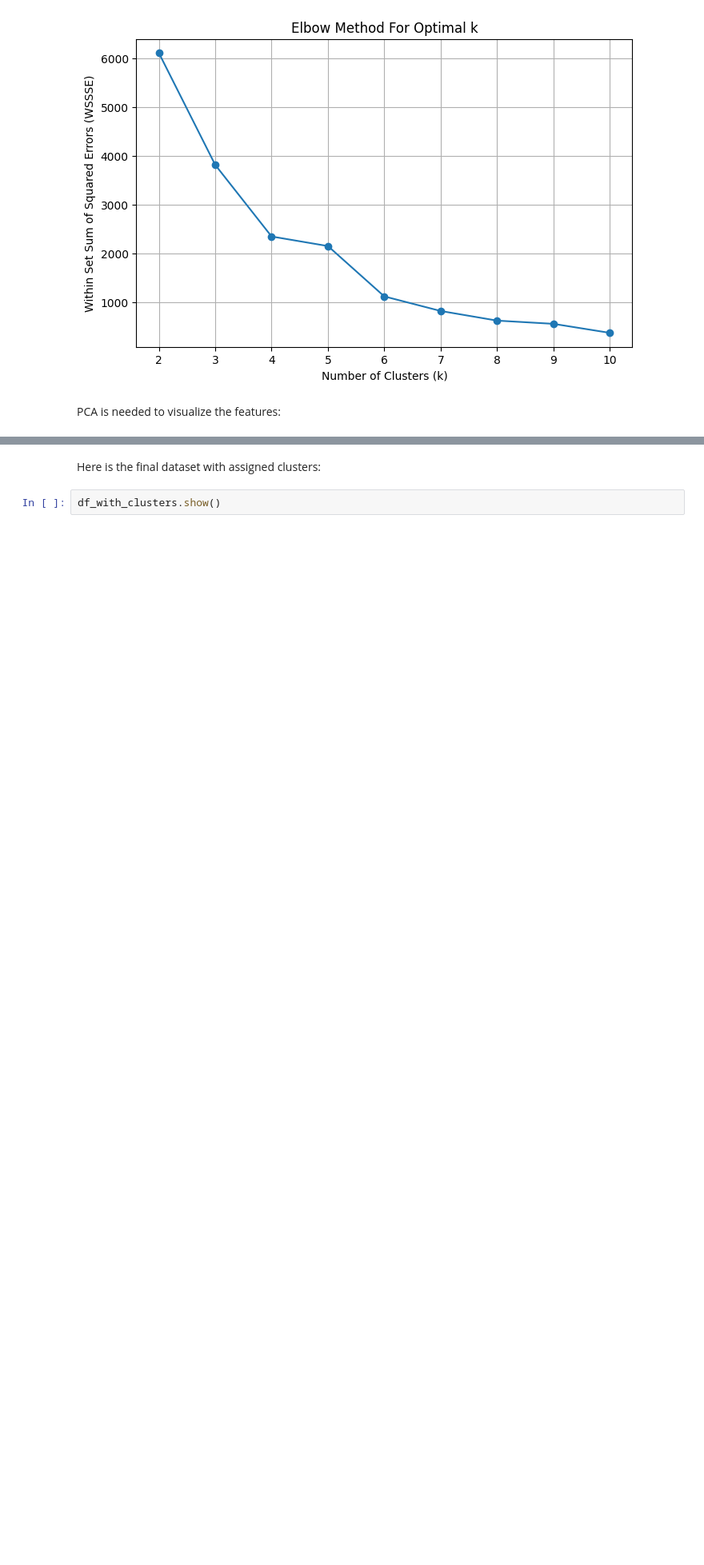
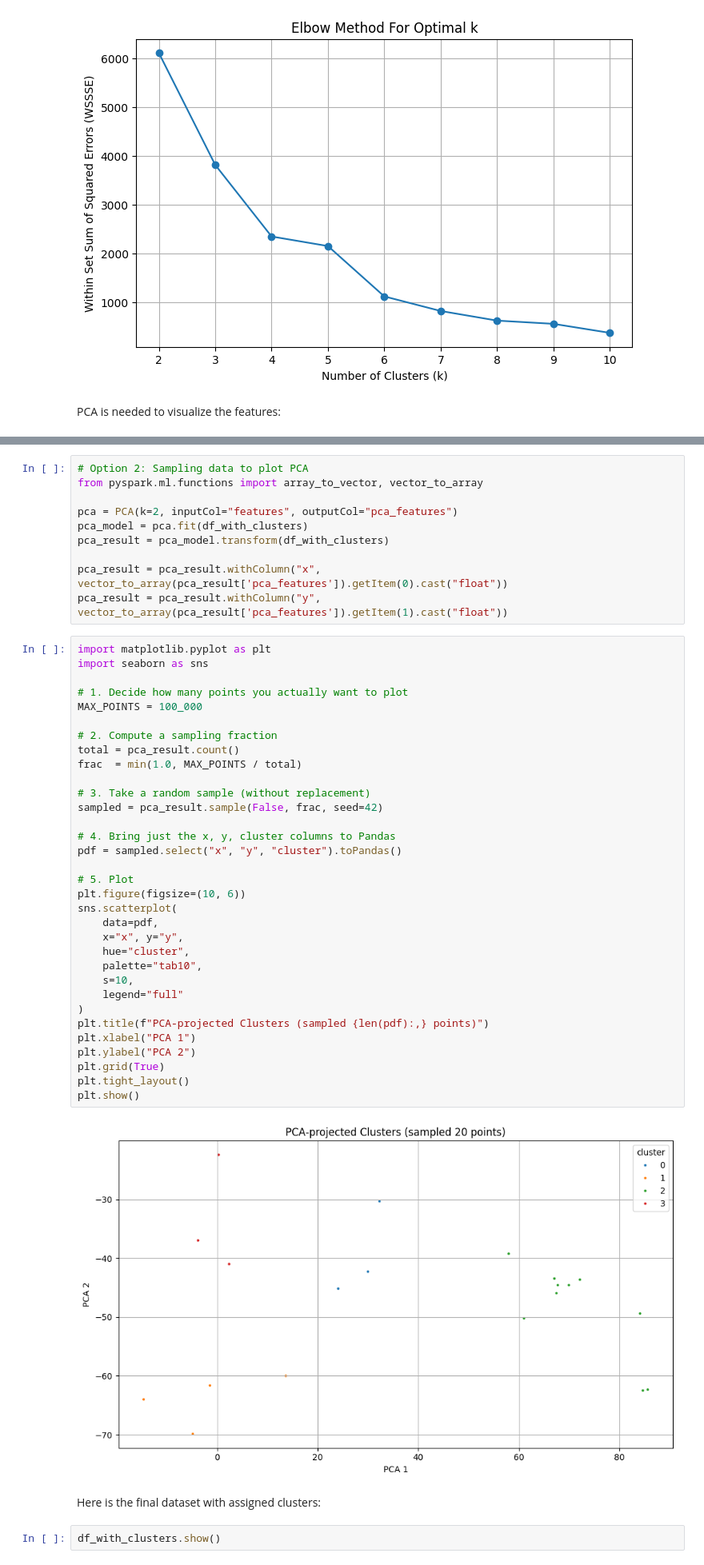
Before and after one commit to 1darknight/Spark-ML, a Jupyter notebook: spark clustering.ipynb, the cells around one changed output, grey strips where cells are left out. Shown at 80% size. Saved outputs shown, nothing was run; the diff lists cells and outputs as text; blank space fills up the shorter version.

Commit message:
added new PCA plot code

```diff
--- a/spark clustering.ipynb
+++ b/spark clustering.ipynb
@@ -155,3 +162,48 @@ plt.show()
+# %%
+# Option 2: Sampling data to plot PCA
+from pyspark.ml.functions import array_to_vector, vector_to_array
+
+pca = PCA(k=2, inputCol="features", outputCol="pca_features")
+pca_model = pca.fit(df_with_clusters)
+pca_result = pca_model.transform(df_with_clusters)
+
+pca_result = pca_result.withColumn("x", vector_to_array(pca_result['pca_features']).getItem(0).cast("float"))
+pca_result = pca_result.withColumn("y", vector_to_array(pca_result['pca_features']).getItem(1).cast("float"))
+# %%
+import matplotlib.pyplot as plt
+import seaborn as sns
+
+# 1. Decide how many points you actually want to plot
+MAX_POINTS = 100_000
+
+# 2. Compute a sampling fraction
+total = pca_result.count()
+frac  = min(1.0, MAX_POINTS / total)
+
+# 3. Take a random sample (without replacement)
+sampled = pca_result.sample(False, frac, seed=42)
+
+# 4. Bring just the x, y, cluster columns to Pandas
+pdf = sampled.select("x", "y", "cluster").toPandas()
+
+# 5. Plot
+plt.figure(figsize=(10, 6))
+sns.scatterplot(
+    data=pdf,
+    x="x", y="y",
+    hue="cluster",
+    palette="tab10",
+    s=10,
+    legend="full"
+)
+plt.title(f"PCA‑projected Clusters (sampled {len(pdf):,} points)")
+plt.xlabel("PCA 1")
+plt.ylabel("PCA 2")
+plt.grid(True)
+plt.tight_layout()
+plt.show()
+# %% [output]
+[figure, added]
 # %% [markdown]
 Here is the final dataset with assigned clusters:
 # %%
```
Also changed, not shown: parts of 6 cells of this notebook.
